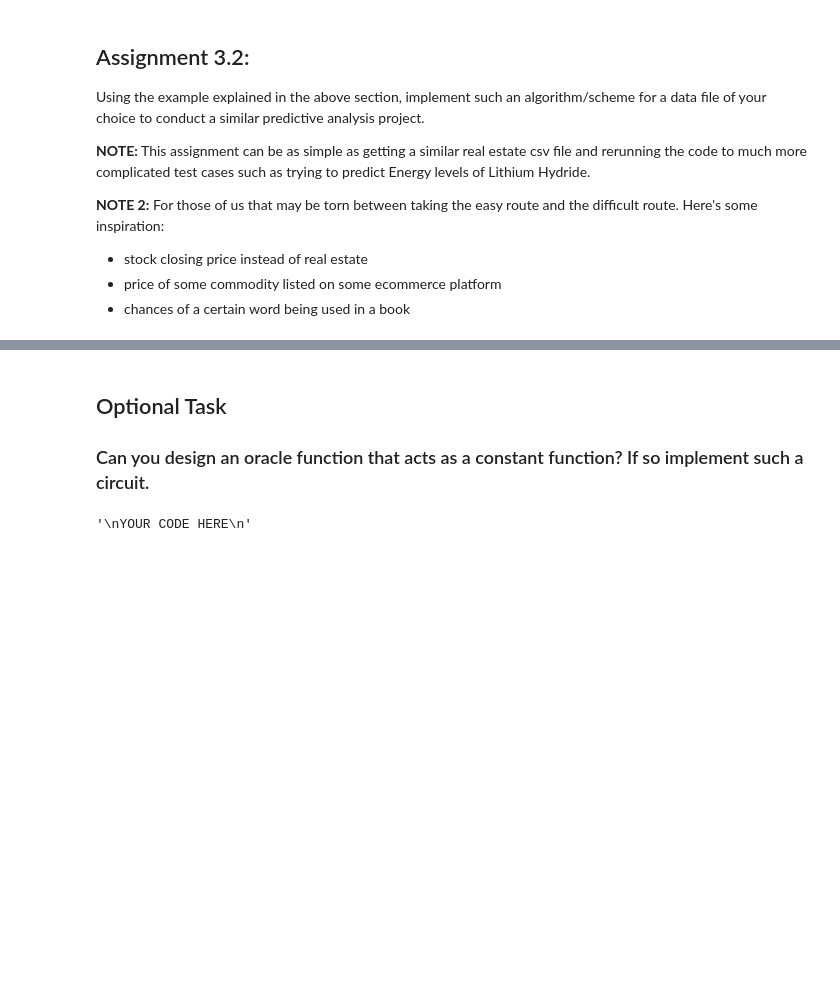
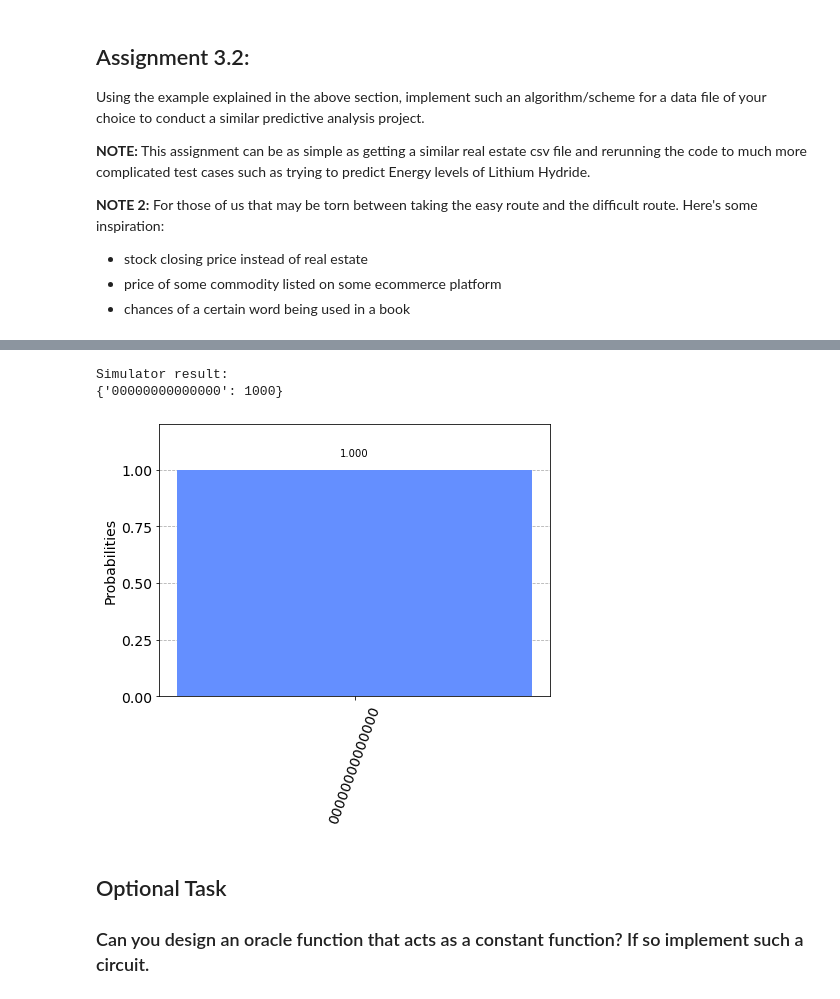
Before and after one commit to Lucasrctc/Qiskit_Assignment_3, a Jupyter notebook: assignment_3.ipynb, the cells around one changed output, grey strips where cells are left out. Cells and saved outputs as stored; diff of their text form; code cells hidden in the pictures; blank space fills up the shorter version.

```diff
--- a/assignment_3.ipynb
+++ b/assignment_3.ipynb
@@ -380,9 +473,15 @@ YOUR CODE HERE
+# %%
+backend = BasicAer.get_backend('qasm_simulator')
+shots = 1000
+results = execute(PredictionCircuit, backend=backend, shots=shots).result()
+answer = results.get_counts()
+print("Simulator result:")
+print(answer)
+plot_histogram(answer)
+# %% [output]
+Simulator result:
+{'00000000000000': 1000}
+[figure, added]
 # %% [markdown]
 ## Optional Task
 ### Can you design an oracle function that acts as a constant function? If so implement such a circuit.
-# %%
-"""
-YOUR CODE HERE
-"""
-# %% [output]
-'\nYOUR CODE HERE\n'
```
Also changed, not shown: parts of 8 cells of this notebook, 1 other file.
